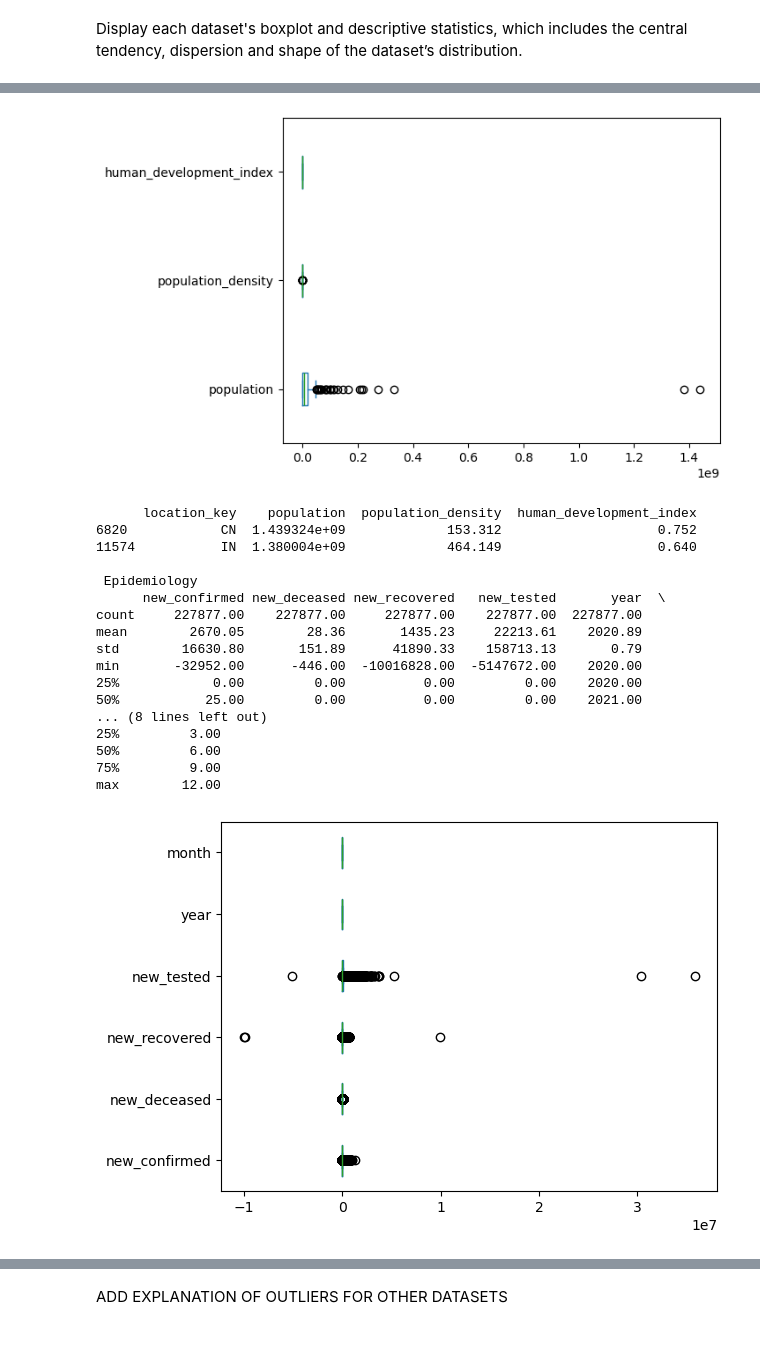
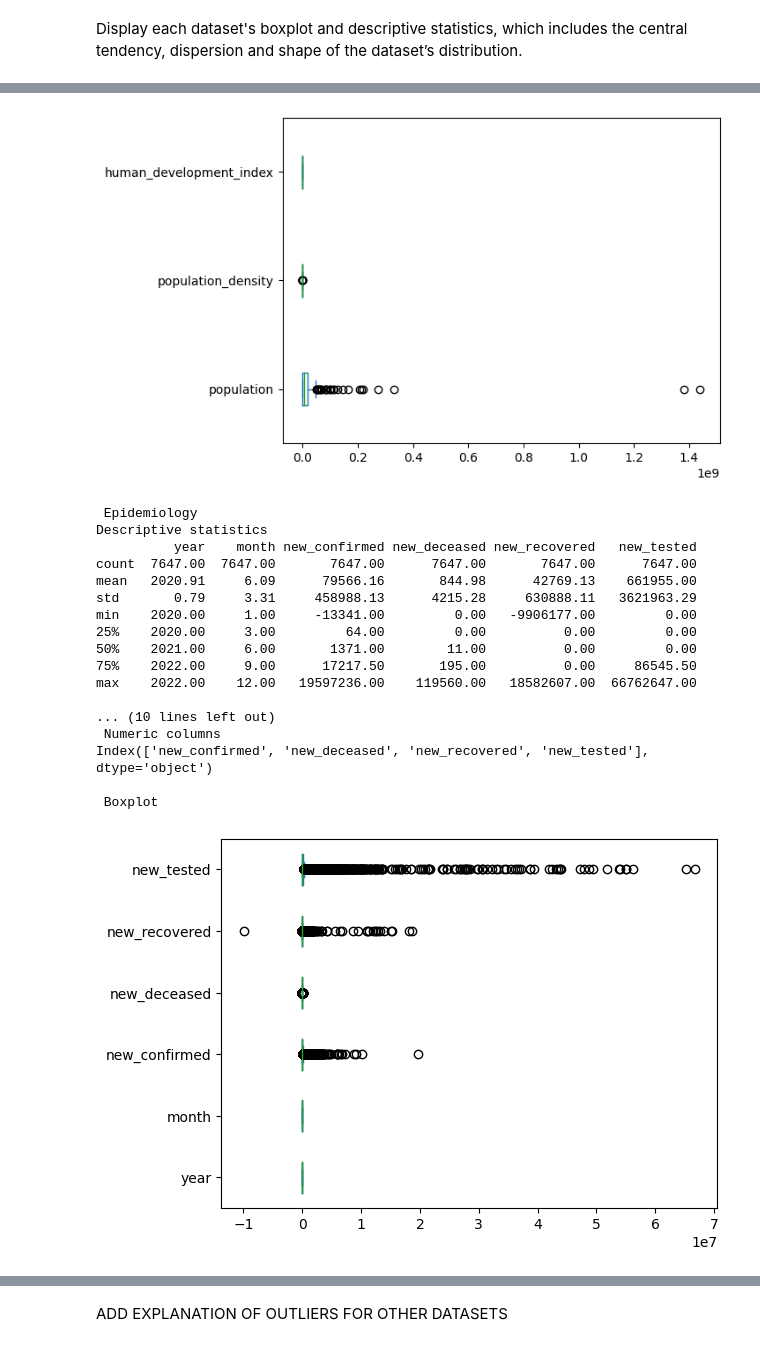
Before and after one commit to DenniseMc/cpsc_project, a Jupyter notebook: project_combine.ipynb, the cells around one changed output, grey strips where cells are left out. Saved outputs shown, nothing was run; the diff lists cells and outputs as text; code cells hidden in the pictures.

Commit message:
Change in outliers

```diff
--- a/project_combine.ipynb
+++ b/project_combine.ipynb
@@ -234,9 +235,9 @@ Number of selected rows: 203
 Read the data from **binary format** (pickle) and create a dictionary named **data** with the six datasets.
 # %%
 data = {}
-data_files.extend(data_files_json)
+data_files_csv.extend(data_files_json)
 
-for file in data_files:
+for file in data_files_csv:
     key = file.replace('.json','').replace('.csv','')
     data[key] = pd.read_pickle(f"data/binaries/{key}")
     data[key].reset_index()
@@ -575,15 +567,29 @@ Display each dataset's boxplot and descriptive statistics, which includes the ce
 # %%
 for key,values in data.items():
     print("\n\033[1m", key.title(), "\033[0m")
-    #display descriptive statistics
+    print('Descriptive statistics')
     print(data[key].describe().applymap("{0:.2f}".format))
-    #display boxplots
+    print("\n\033[1m", 'Column data types', "\033[0m")
+    print(data[key].dtypes)
+    numeric_columns_index = [i for i,t in enumerate(data[key].dtypes) if str(t).startswith('float')]
+    print("\n\033[1m", 'Numeric columns', "\033[0m")
+    numeric_columns = data[key].dtypes.iloc[numeric_columns_index].index
+    print(numeric_columns)
+    print("\n\033[1m", 'Boxplot', "\033[0m")
     data[key].plot.box(vert=False)
     plt.show()
+    data_z_score = stats.zscore(data[key][numeric_columns])
+    for col in numeric_columns:
+        outliers = data[key][['location_key',col]][(data_z_score[col] >= 3) | (data_z_score[col] < -3)]
+        if len(outliers) > 0:
+            print("\n\033[1m", 'Column: ', "\033[0m", col)
+            print(outliers)
     #display rows of datasets with possible outliers
-    if key == 'demographics':
-        print(data[key][(data[key]['population'] > 1.2e9)])
-    if key == 'economy':
-        print(data[key][(data[key]['gdp_usd'] > 1.0e13)])
+
+    #TO DELETE
+    #if key == 'demographics':
+    #    print(data[key][(data[key]['population'] > 1.2e9)])
+    #if key == 'economy':
+    #    print(data[key][(data[key]['gdp_usd'] > 1.0e13)])
 # %% [output]
  Demographics
@@ -599,19 +612,19 @@ max    1439323774.00           26338.26                    0.98
 [figure]
-      location_key    population  population_density  human_development_index
-6820            CN  1.439324e+09             153.312                    0.752
-11574           IN  1.380004e+09             464.149                    0.640
+ Epidemiology
+Descriptive statistics
+          year    month new_confirmed new_deceased new_recovered   new_tested
+count  7647.00  7647.00       7647.00      7647.00       7647.00      7647.00
+mean   2020.91     6.09      79566.16       844.98      42769.13    661955.00
+std       0.79     3.31     458988.13      4215.28     630888.11   3621963.29
+min    2020.00     1.00     -13341.00         0.00   -9906177.00         0.00
+25%    2020.00     3.00         64.00         0.00          0.00         0.00
+50%    2021.00     6.00       1371.00        11.00          0.00         0.00
+75%    2022.00     9.00      17217.50       195.00          0.00     86545.50
+max    2022.00    12.00   19597236.00    119560.00   18582607.00  66762647.00
 
- Epidemiology
-      new_confirmed new_deceased new_recovered   new_tested       year  \
-count     227877.00    227877.00     227877.00    227877.00  227877.00
-mean        2670.05        28.36       1435.23     22213.61    2020.89
-std        16630.80       151.89      41890.33    158713.13       0.79
-min       -32952.00      -446.00  -10016828.00  -5147672.00    2020.00
-25%            0.00         0.00          0.00         0.00    2020.00
-50%           25.00         0.00          0.00         0.00    2021.00
-... (8 lines left out)
-25%         3.00
-50%         6.00
-75%         9.00
-max        12.00
+... (10 lines left out)
+ Numeric columns
+Index(['new_confirmed', 'new_deceased', 'new_recovered', 'new_tested'], dtype='object')
+
+ Boxplot
-[figure, old version]
+[figure, new version]
```
Also changed, not shown: parts of 4 cells of this notebook, 2 other files.
